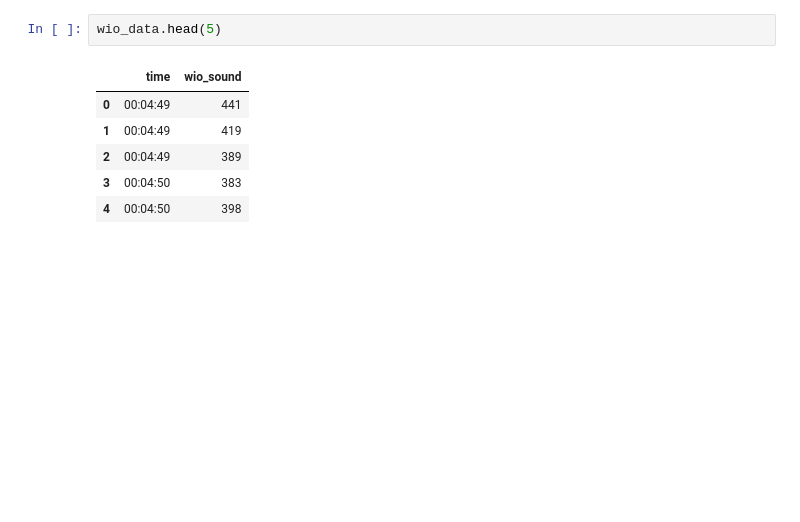
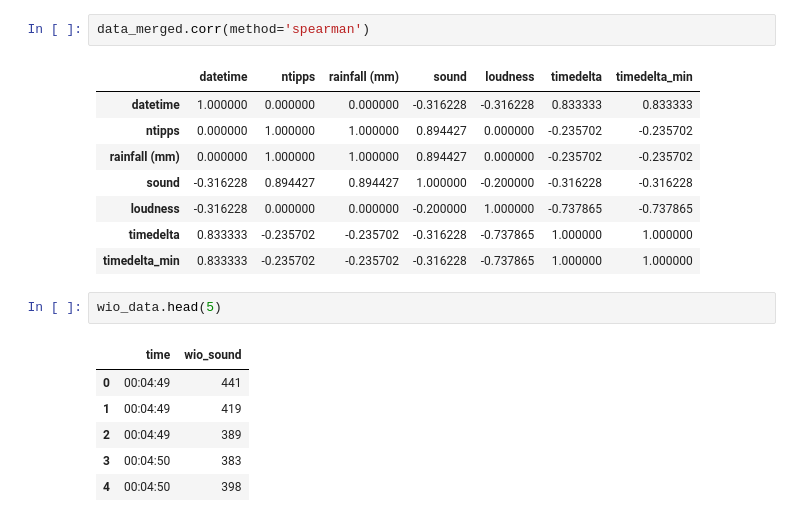
Before and after one commit to cksajil/rainfall_monitor, a Jupyter notebook: eda_wio_terminal_data.ipynb, the cells around one changed output. Drawn from its saved outputs; the diff is of its cells as text; blank space fills up the shorter version.

```diff
--- a/eda_wio_terminal_data.ipynb
+++ b/eda_wio_terminal_data.ipynb
@@ -14,3 +92,14 @@ wio_data = pd.read_excel(file_path, names=["time", "wio_sound"])
+# %%
+data_merged.corr(method='spearman')
+# %% [output]
+|  | datetime | ntipps | rainfall (mm) | sound | loudness | timedelta | timedelta_min |
+| datetime | 1.000000 | 0.000000 | 0.000000 | -0.316228 | -0.316228 | 0.833333 | 0.833333 |
+| ntipps | 0.000000 | 1.000000 | 1.000000 | 0.894427 | 0.000000 | -0.235702 | -0.235702 |
+| rainfall (mm) | 0.000000 | 1.000000 | 1.000000 | 0.894427 | 0.000000 | -0.235702 | -0.235702 |
+| sound | -0.316228 | 0.894427 | 0.894427 | 1.000000 | -0.200000 | -0.316228 | -0.316228 |
+| loudness | -0.316228 | 0.000000 | 0.000000 | -0.200000 | 1.000000 | -0.737865 | -0.737865 |
+| timedelta | 0.833333 | -0.235702 | -0.235702 | -0.316228 | -0.737865 | 1.000000 | 1.000000 |
+| timedelta_min | 0.833333 | -0.235702 | -0.235702 | -0.316228 | -0.737865 | 1.000000 | 1.000000 |
 # %%
 wio_data.head(5)
 # %% [output]
```
Also changed, not shown: parts of 19 cells of this notebook, 1 other file.
